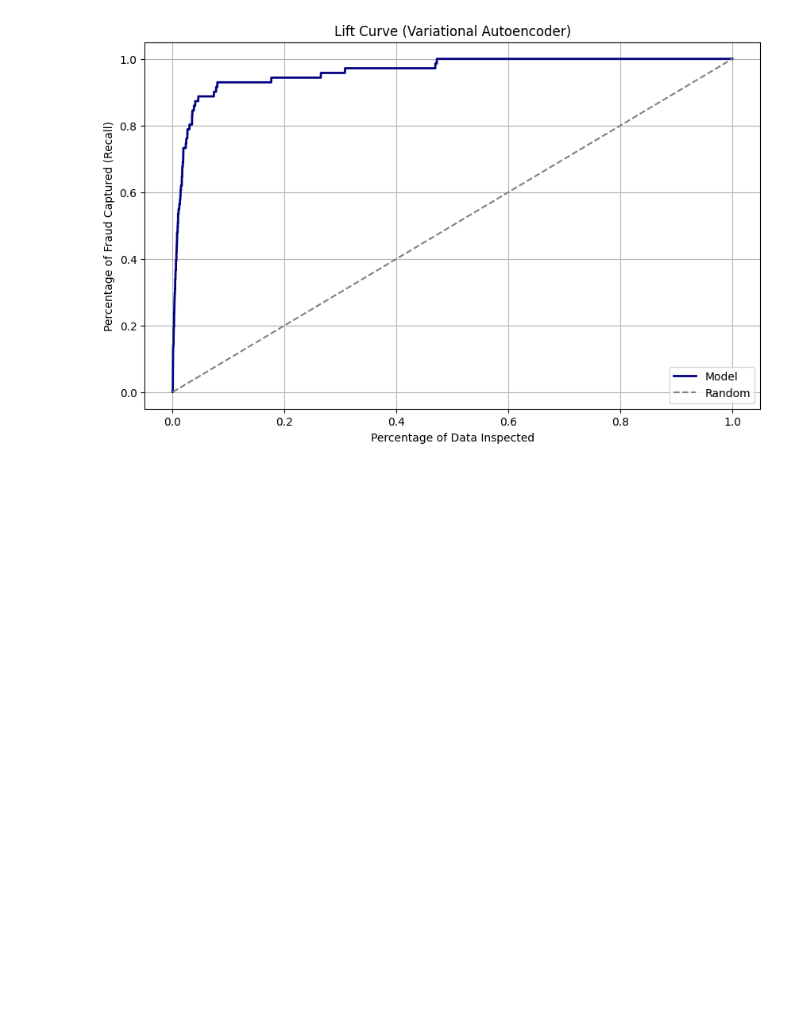
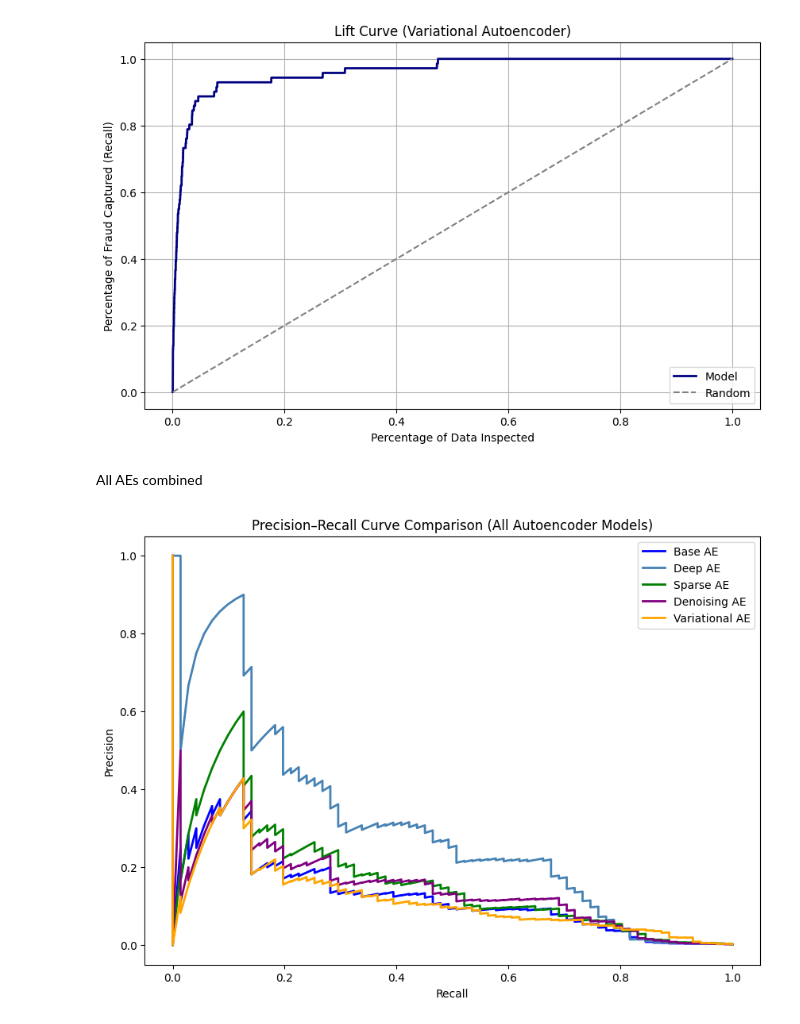
Before and after one commit to kanny789/ddo-data-dev, a Jupyter notebook: AutoEndoder_CC_Anomaly_Detection_Clean.ipynb, the cells around one changed output. Saved outputs shown, nothing was run; the diff lists cells and outputs as text; code cells hidden in the pictures; blank space fills up the shorter version.

```diff
--- a/AutoEndoder_CC_Anomaly_Detection_Clean.ipynb
+++ b/AutoEndoder_CC_Anomaly_Detection_Clean.ipynb
@@ -1312,3 +1312,50 @@ plt.legend()
 plt.show()
 # %% [output]
 [figure]
+# %% [markdown]
+All AEs combined
+# %%
+import matplotlib.pyplot as plt
+from sklearn.metrics import precision_recall_curve
+import numpy as np
+
+# Dictionary of model errors for easy looping
+models = {
+    "Base AE": errors_base,
+    "Deep AE": errors_deep,
+    "Sparse AE": errors_sparse,
+    "Denoising AE": errors_denoise,
+    "Variational AE": errors_vae
+}
+
+# Colors for each model
+colors = {
+    "Base AE": "blue",
+    "Deep AE": "steelblue",
+    "Sparse AE": "green",
+    "Denoising AE": "purple",
+    "Variational AE": "orange"
+}
+
+plt.figure(figsize=(10, 7))
+
+for model_name, model_errors in models.items():
+    # Compute PR curve
+    precision, recall, _ = precision_recall_curve(y_val, model_errors)
+
+    # Plot
+    plt.plot(
+        recall, precision,
+        label=model_name,
+        linewidth=2,
+        color=colors[model_name]
+    )
+
+plt.title("Precision–Recall Curve Comparison (All Autoencoder Models)")
+plt.xlabel("Recall")
+plt.ylabel("Precision")
+plt.grid(False)
+plt.legend()
+plt.show()
+# %% [output]
+[figure, added]
```
Also changed, not shown: parts of 26 cells of this notebook.
